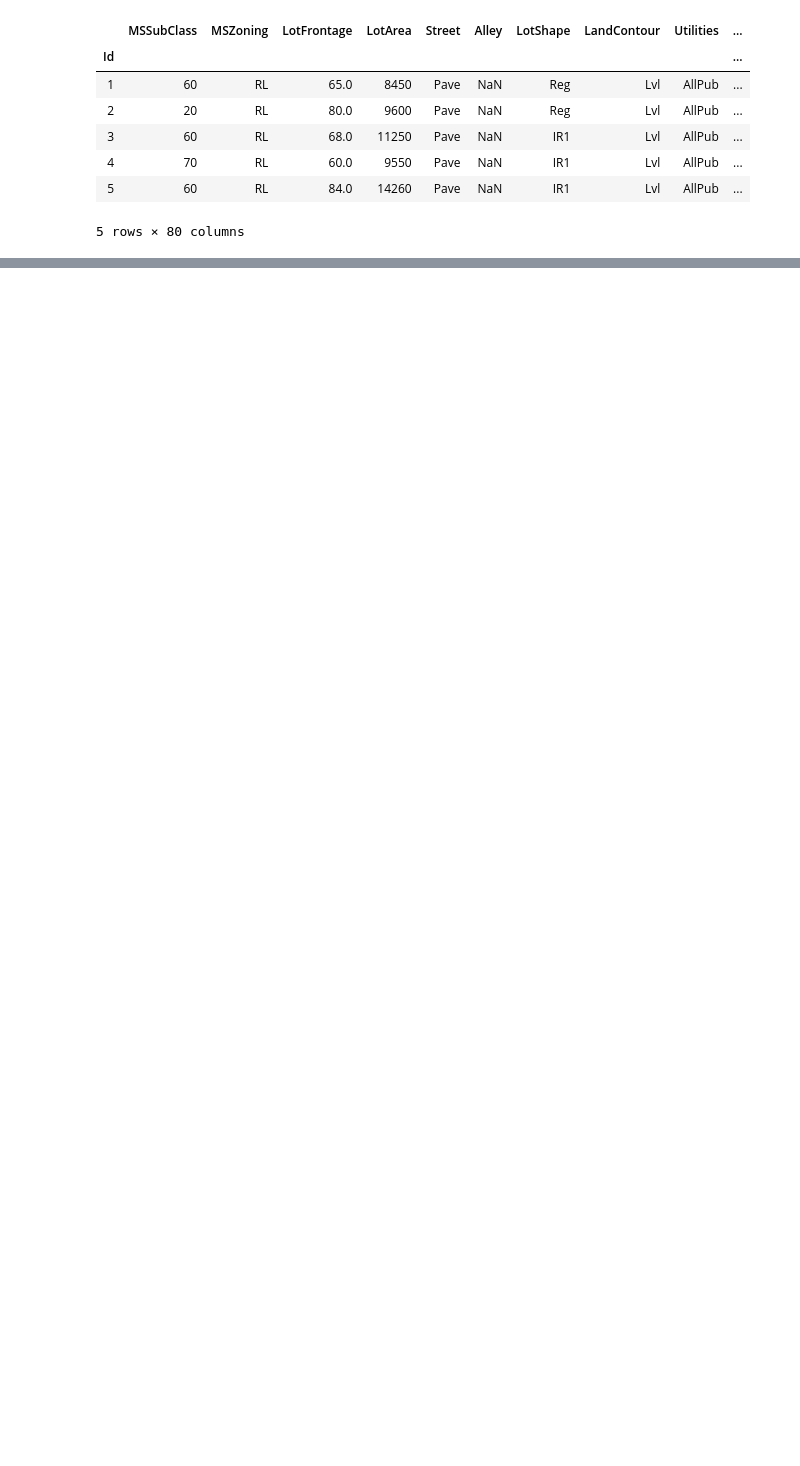
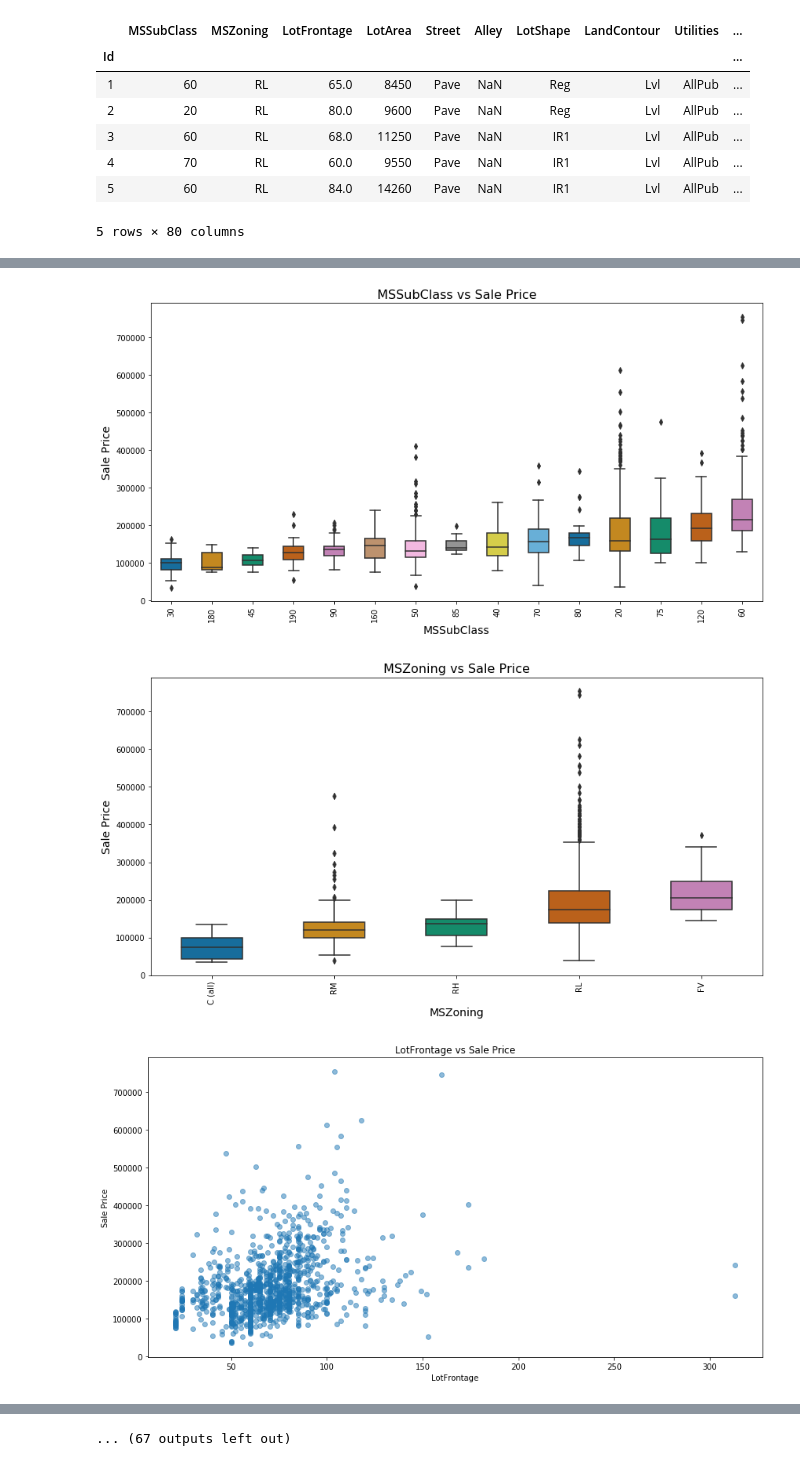
Before and after one commit to mavaladezt/ML_House_Prices_Team_Project, a Jupyter notebook: Visualization.ipynb, the cells around one changed output, grey strips where cells are left out. Cells and saved outputs as stored; diff of their text form; code cells hidden in the pictures; blank space fills up the shorter version.

Commit message:
created graph function

```diff
--- a/Visualization.ipynb
+++ b/Visualization.ipynb
@@ -159,7 +20,0 @@ Doesn't look like very informative.
-# %%
-plt.figure(figsize=(14,7))
-graph = sns.boxplot(y='SalePrice', x='LandSlope', data=train, width=0.5, palette="colorblind")
-graph.axes.set_title("LandSlope vs Sale Price",fontsize=16)
-graph.set_xlabel("LandSlope", fontsize=14)
-graph.set_ylabel("Sale Price",fontsize=14)
-graph.tick_params(labelsize=10)
@@ -1207,10 +20,0 @@ __DESCRIPTION: SaleCondition: Condition of sale!__<br>
-# %%
-a=train[['SaleCondition','SalePrice']].groupby('SaleCondition').mean().sort_values(by='SalePrice')
-a=pd.DataFrame(a)
-plt.figure(figsize=(14,7))
-graph = sns.boxplot(y='SalePrice', x='SaleCondition', data=train, width=0.5, palette="colorblind", order=a.index)
-graph.axes.set_title("SaleCondition vs Sale Price",fontsize=16)
-graph.set_xlabel("SaleCondition", fontsize=14)
-graph.set_ylabel("Sale Price",fontsize=14)
-graph.tick_params(labelsize=10)
-plt.xticks(rotation=90)
@@ -1219,0 +103,31 @@ plt.xticks(rotation=90)
+# %%
+def graph_feature(feature,type_of_graph):
+    title = feature + " vs Sale Price"
+    if type_of_graph=='boxplot':
+        a = train[[feature,'SalePrice']].groupby(feature).mean().sort_values(by='SalePrice')
+        a = pd.DataFrame(a)
+        plt.figure(figsize=(14,7))
+        graph = sns.boxplot(y='SalePrice', x=feature, data=train, width=0.5, palette="colorblind", order=a.index)
+        graph.axes.set_title(title,fontsize=16)
+        graph.set_xlabel(feature, fontsize=14)
+        graph.set_ylabel("Sale Price",fontsize=14)
+        graph.tick_params(labelsize=10)
+        plt.xticks(rotation=90)
+    else:
+        plt.figure(figsize=(14,7))
+        plt.scatter(x=train[feature], y=train.SalePrice, alpha=0.5)
+        plt.title(title)
+        plt.xlabel(feature)
+        plt.ylabel('Sale Price')
+        plt.show()
+# %%
+numeric_columns=['LotFrontage','LotArea','YearBuilt','YearRemodAdd','MasVnrArea','BsmtFinSF1','BsmtFinSF2','BsmtUnfSF','TotalBsmtSF','1stFlrSF','2ndFlrSF','LowQualFinSF','GrLivArea','GarageYrBlt','GarageArea','WoodDeckSF','OpenPorchSF','EnclosedPorch','3SsnPorch','ScreenPorch','PoolArea','MiscVal']
+for feature in train.columns[:-1]:
+    if feature in numeric_columns:
+        graph_feature(feature,'scatter')
+    else:
+        graph_feature(feature,'boxplot')
+# %% [output]
+[figure, added]
+[figure, added]
+[figure, added]
@@ -1219,0 +143 @@ plt.xticks(rotation=90)
+... (67 outputs left out)
```
Also changed, not shown: parts of 156 cells of this notebook, 1 other file.
